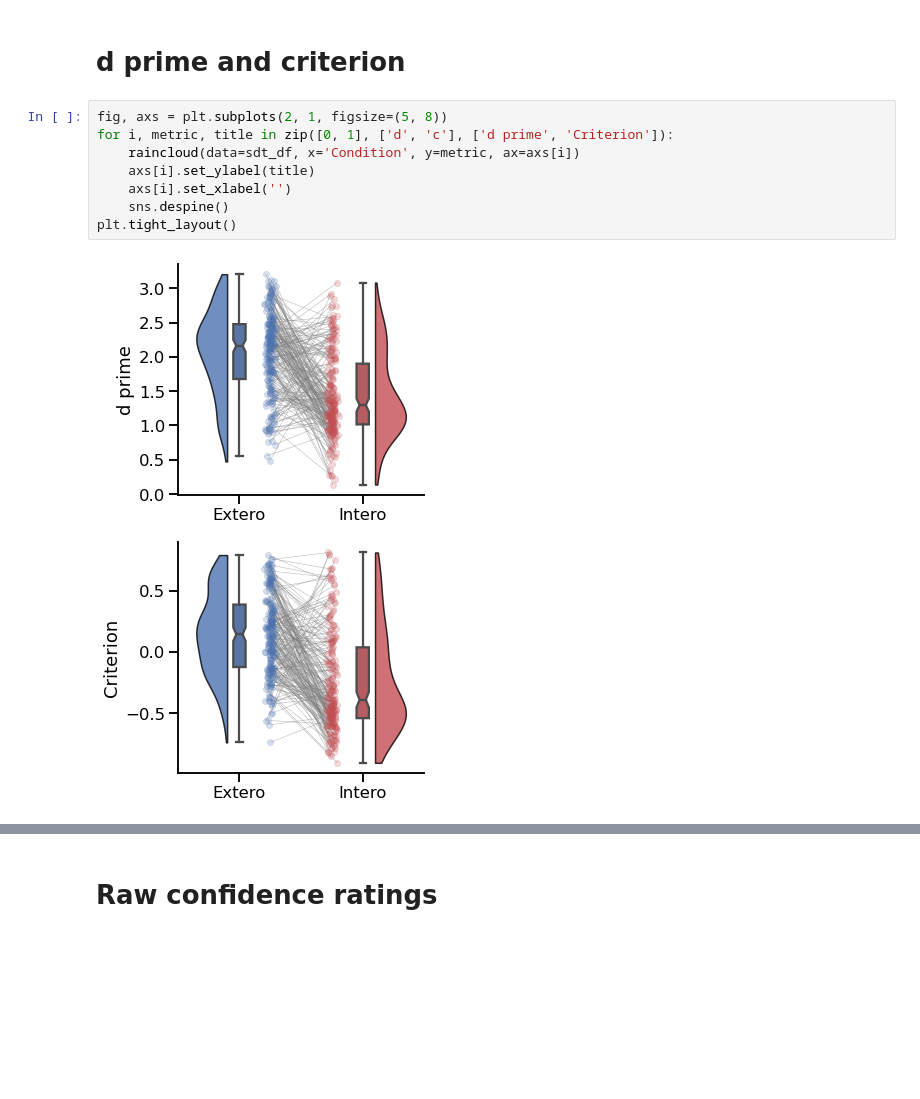
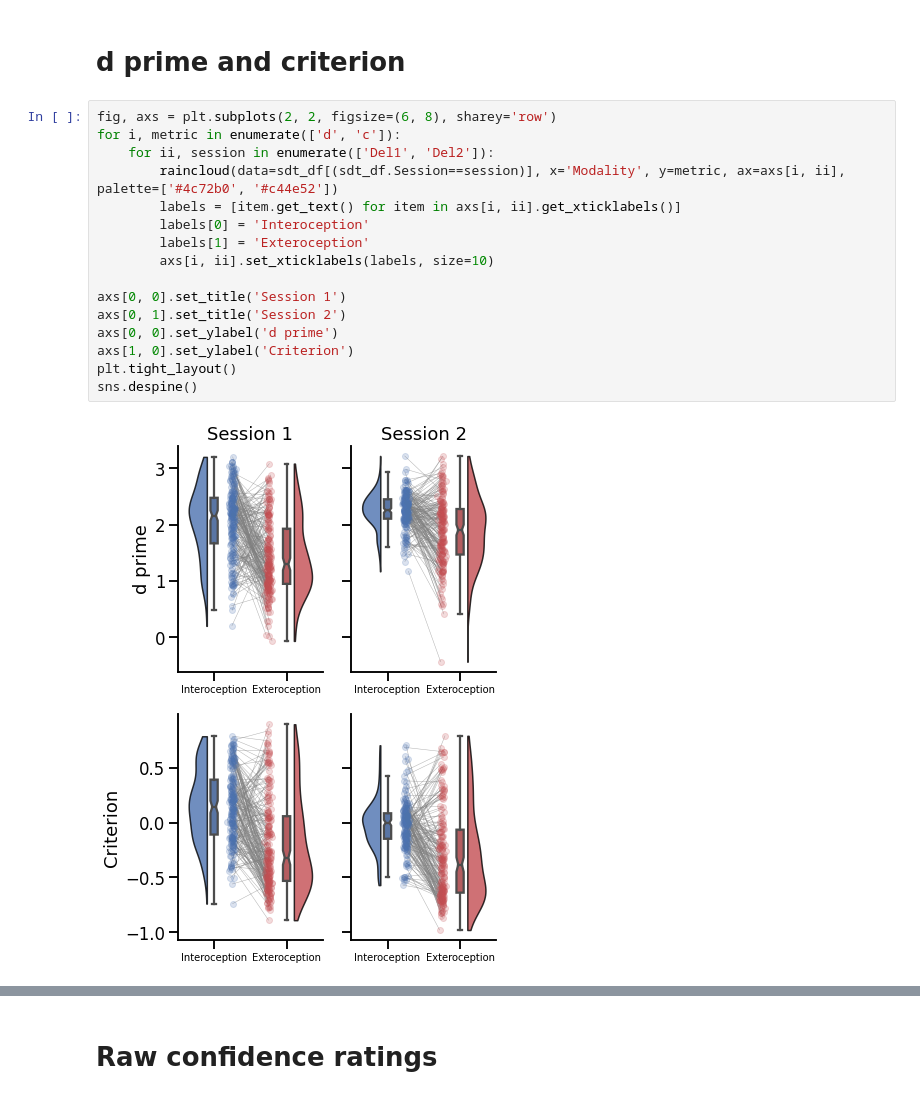
Before and after one commit to embodied-computation-group/CardioceptionPaper, a Jupyter notebook: code/3-Metacognition.ipynb, the cells around one changed output, grey strips where cells are left out. Cells and saved outputs as stored; diff of their text form; blank space fills up the shorter version.

```diff
--- a/code/4-Metacognition.ipynb
+++ b/code/3-Metacognition.ipynb
@@ -102,13 +112,21 @@ Drop sub_0228
 responsesRatings_df.to_csv(path + '/data/responsesRatings.txt')
 # %% [markdown]
 # d prime and criterion
-# %%
-fig, axs = plt.subplots(2, 1, figsize=(5, 8))
-for i, metric, title in zip([0, 1], ['d', 'c'], ['d prime', 'Criterion']):
-    raincloud(data=sdt_df, x='Condition', y=metric, ax=axs[i])
-    axs[i].set_ylabel(title)
-    axs[i].set_xlabel('')
-    sns.despine()
-plt.tight_layout()
-# %% [output]
-[figure, removed]
+# %%
+fig, axs = plt.subplots(2, 2, figsize=(6, 8), sharey='row')
+for i, metric in enumerate(['d', 'c']):
+    for ii, session in enumerate(['Del1', 'Del2']):
+        raincloud(data=sdt_df[(sdt_df.Session==session)], x='Modality', y=metric, ax=axs[i, ii], palette=['#4c72b0', '#c44e52'])
+        labels = [item.get_text() for item in axs[i, ii].get_xticklabels()]
+        labels[0] = 'Interoception'
+        labels[1] = 'Exteroception'
+        axs[i, ii].set_xticklabels(labels, size=10)
+
+axs[0, 0].set_title('Session 1')
+axs[0, 1].set_title('Session 2')
+axs[0, 0].set_ylabel('d prime')
+axs[1, 0].set_ylabel('Criterion')
+plt.tight_layout()
+sns.despine()
+# %% [output]
+[figure, added]
```
Also changed, not shown: parts of 11 cells of this notebook, 3 other files.
